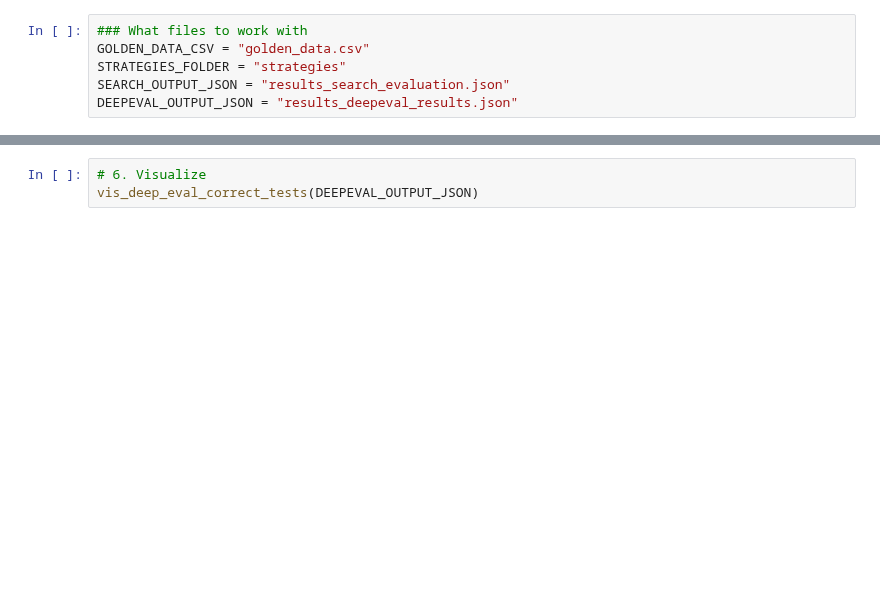
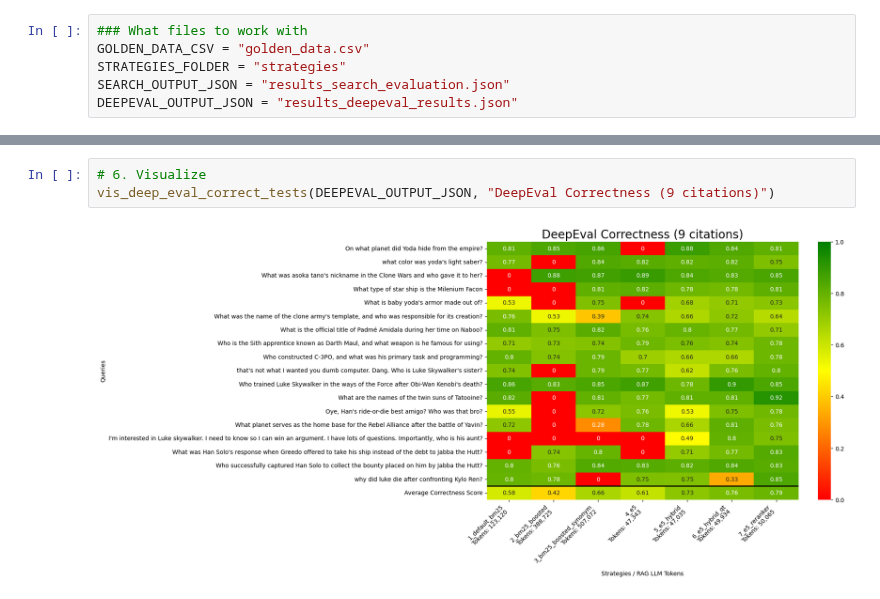
Before and after one commit to elastic/genai-workshops, a Jupyter notebook: searcheval/Search_Evaluation.ipynb, the cells around one changed output, grey strips where cells are left out. Saved outputs shown, nothing was run; the diff lists cells and outputs as text; blank space fills up the shorter version.

```diff
--- a/searcheval/Search_Evaluation.ipynb
+++ b/searcheval/Search_Evaluation.ipynb
@@ -108,4 +154,6 @@ print(f"\nDeepEval scores saved to {DEEPEVAL_OUTPUT_JSON}")
 # %%
 # 6. Visualize
-vis_deep_eval_correct_tests(DEEPEVAL_OUTPUT_JSON)
+vis_deep_eval_correct_tests(DEEPEVAL_OUTPUT_JSON, "DeepEval Correctness (9 citations)")
+# %% [output]
+[figure, added]
 # %%
```
Also changed, not shown: parts of 5 cells of this notebook, 6 other files.
